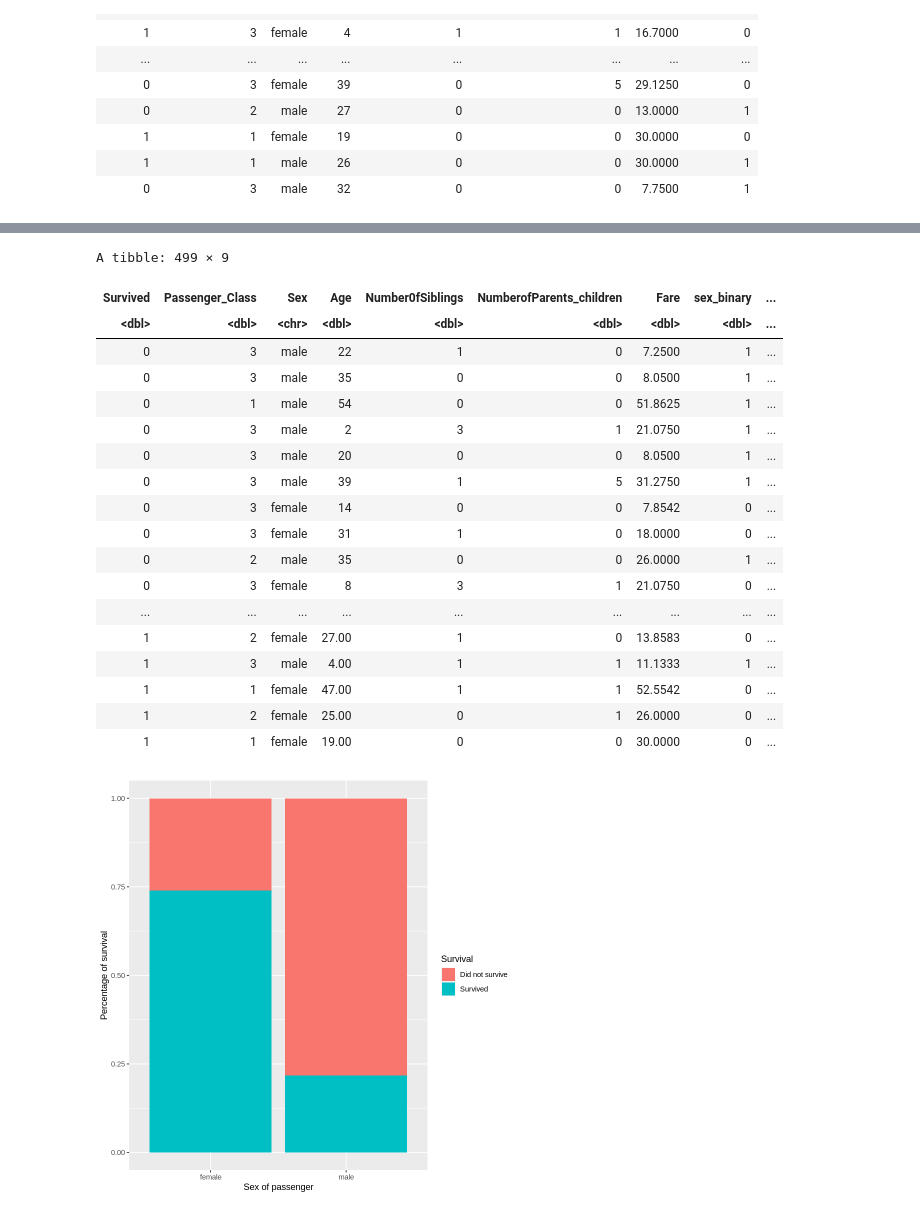
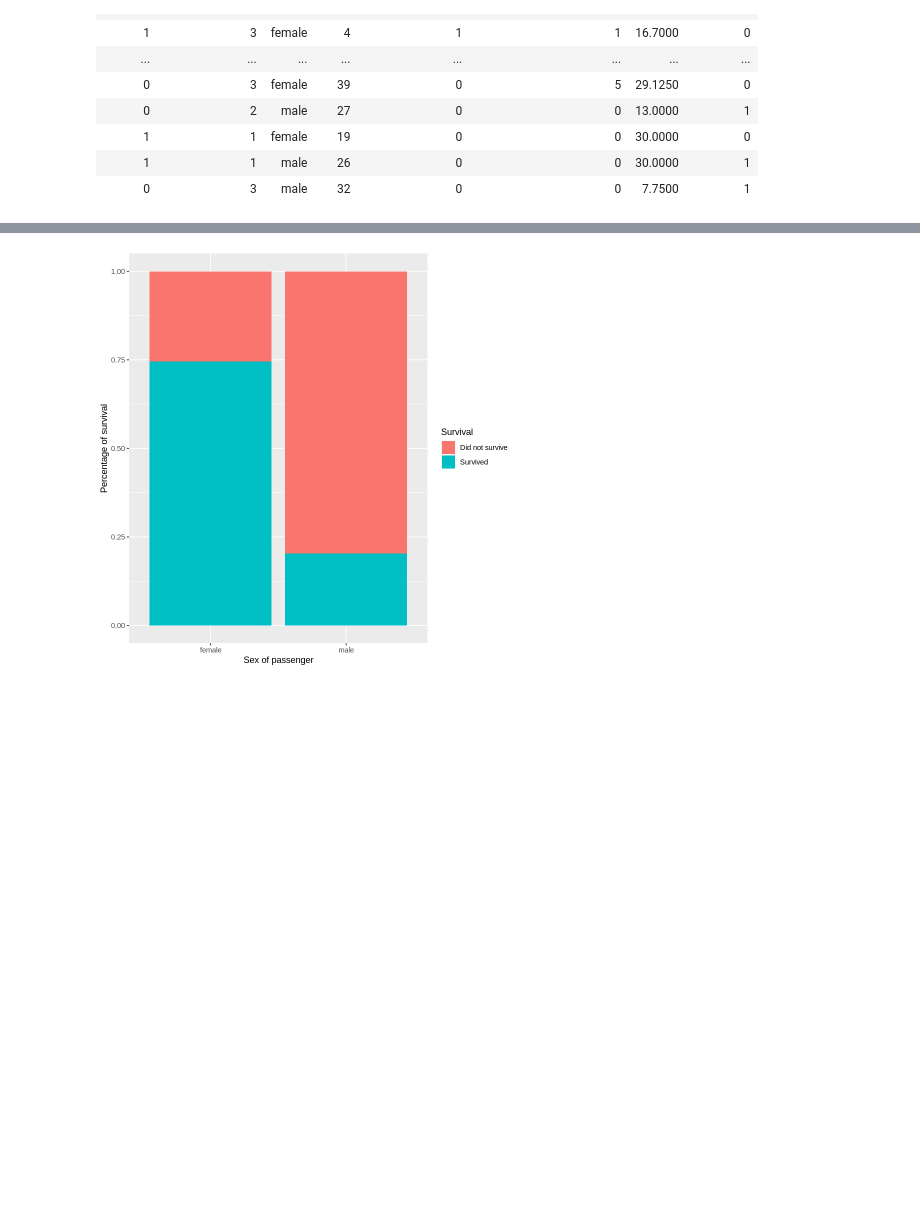
Before and after one commit to zhang17s/DSCI-100-Group-Project-, a Jupyter notebook: Proposal.ipynb, the cells around one changed output, grey strips where cells are left out. Saved outputs shown, nothing was run; the diff lists cells and outputs as text; code cells hidden in the pictures; blank space fills up the shorter version.

Commit message:
Cleaned up some of the tables lol

```diff
--- a/Proposal.ipynb
+++ b/Proposal.ipynb
@@ -167,37 +144,16 @@ fare_plot #Age appears to have no effect on fare price, with the exception of a
 # %%
 #bar graph to display how many people survived vs how many did not.(percentage of survival)
 
 temp_data_graph <- boat_train |>
     mutate(Survived_char = ifelse(Survived == 1, "Survived", ifelse(Survived == 0, "Did not survive", NA)))
 
-temp_data_graph
-
 survival_bar_plot <- ggplot(temp_data_graph, aes(x = Sex, fill = as_factor(Survived_char))) +
     geom_bar(position = "fill") +
     labs(x = "Sex of passenger", y = "Percentage of survival", fill = "Survival")
 
 survival_bar_plot
 # %% [output]
-A tibble: 499 × 9
-| Survived | Passenger_Class | Sex | Age | Number0fSiblings | NumberofParents_children | Fare | sex_binary | ... |
-| <dbl> | <dbl> | <chr> | <dbl> | <dbl> | <dbl> | <dbl> | <dbl> | ... |
-| 0 | 3 | male | 22 | 1 | 0 | 7.2500 | 1 | ... |
-| 0 | 3 | male | 35 | 0 | 0 | 8.0500 | 1 | ... |
-| 0 | 1 | male | 54 | 0 | 0 | 51.8625 | 1 | ... |
-| 0 | 3 | male | 2 | 3 | 1 | 21.0750 | 1 | ... |
-| 0 | 3 | male | 20 | 0 | 0 | 8.0500 | 1 | ... |
-| 0 | 3 | male | 39 | 1 | 5 | 31.2750 | 1 | ... |
-| 0 | 3 | female | 14 | 0 | 0 | 7.8542 | 0 | ... |
-| 0 | 3 | female | 31 | 1 | 0 | 18.0000 | 0 | ... |
-| 0 | 2 | male | 35 | 0 | 0 | 26.0000 | 1 | ... |
-| 0 | 3 | female | 8 | 3 | 1 | 21.0750 | 0 | ... |
-| ... | ... | ... | ... | ... | ... | ... | ... | ... |
-| 1 | 2 | female | 27.00 | 1 | 0 | 13.8583 | 0 | ... |
-| 1 | 3 | male | 4.00 | 1 | 1 | 11.1333 | 1 | ... |
-| 1 | 1 | female | 47.00 | 1 | 1 | 52.5542 | 0 | ... |
-| 1 | 2 | female | 25.00 | 0 | 1 | 26.0000 | 0 | ... |
-| 1 | 1 | female | 19.00 | 0 | 0 | 30.0000 | 0 | ... |
-[figure, old version]
+[figure, new version]
 # %%
 #summary table for how many men and women are there in the training data.
 
```
Also changed, not shown: parts of 6 cells of this notebook.
